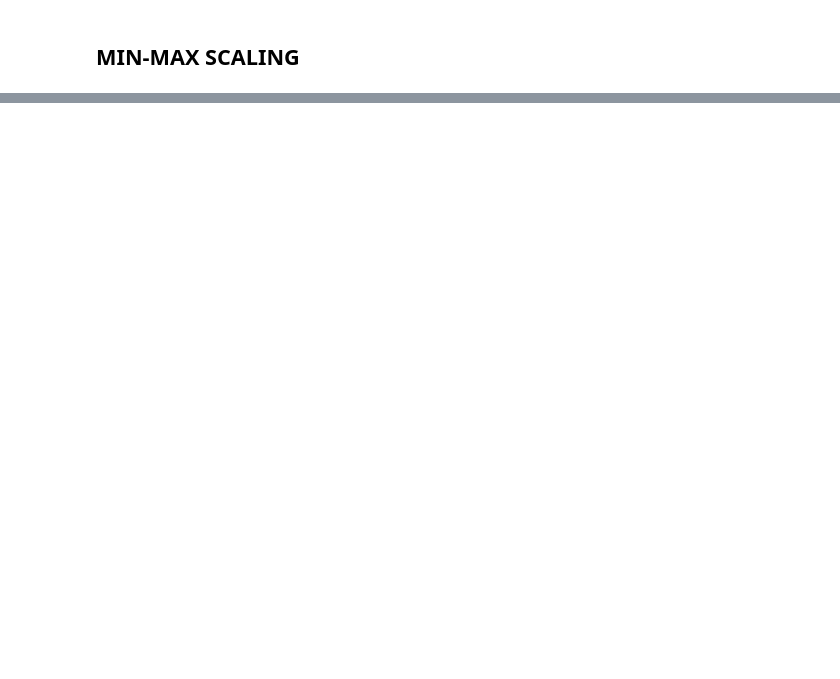
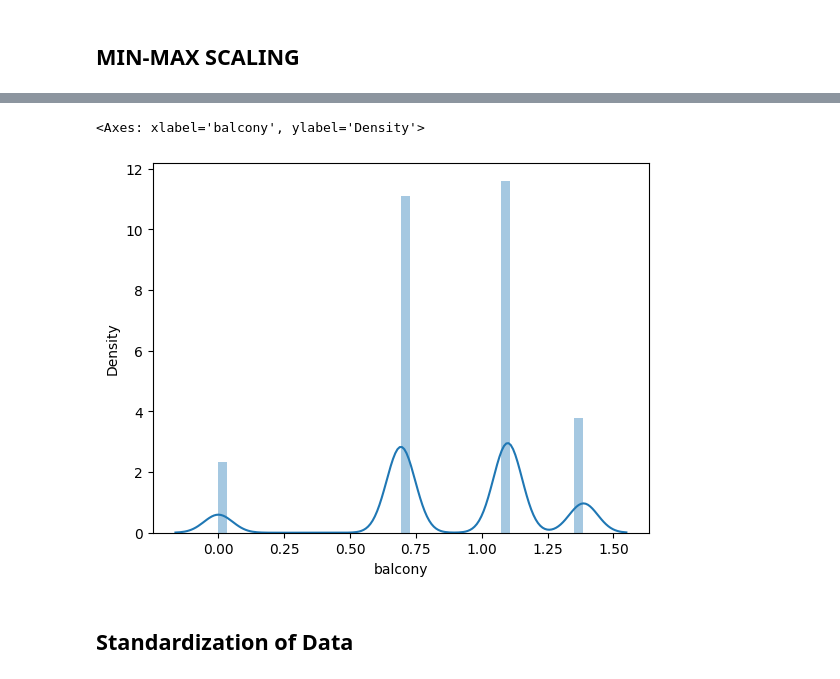
Before and after one commit to ShamsaAwaan/AI-and-Machine-Learning, a Jupyter notebook: data_normalization.ipynb, the cells around one changed output, grey strips where cells are left out. Drawn from its saved outputs; the diff is of its cells as text; code cells hidden in the pictures; blank space fills up the shorter version.

```diff
--- a/data_normalization.ipynb
+++ b/data_normalization.ipynb
@@ -49,0 +72,11 @@ df_temp['balcony'] = df_temp['balcony'] / df_temp['balcony'].abs().max()
+# %%
+df_temp= df.copy()
+# %%
+df_temp['balcony']= np.log(df_temp['balcony']+1)
+# %%
+sns.distplot(df_temp['balcony'])
+# %% [output]
+<Axes: xlabel='balcony', ylabel='Density'>
+[figure, added]
+# %% [markdown]
+## Standardization of Data
```
Also changed, not shown: parts of 72 cells of this notebook.
